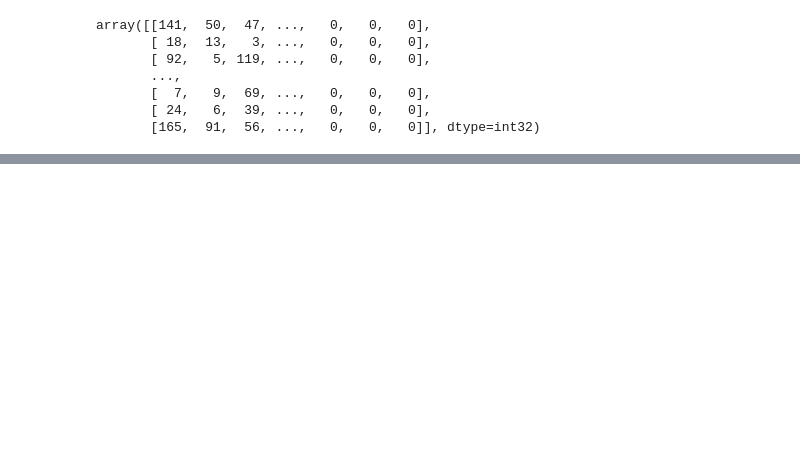
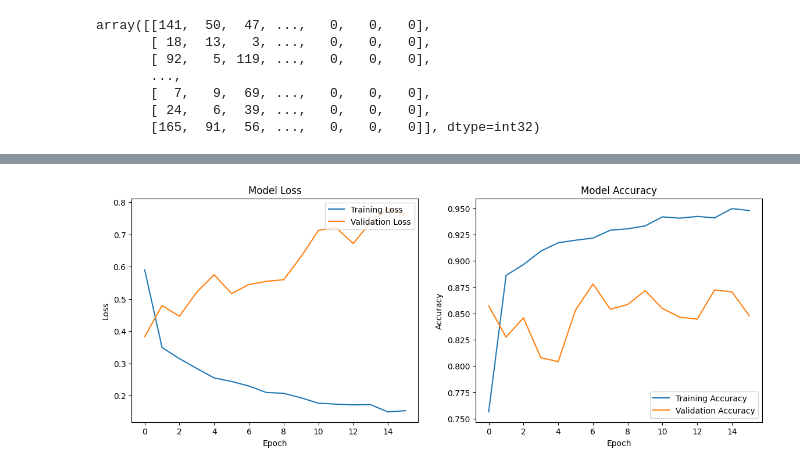
Before and after one commit to DVPhong/studentFeedback_sentimentAnalysis, a Jupyter notebook: studentFeedback_sentimentAnalysis.ipynb, the cells around one changed output, grey strips where cells are left out. Drawn from its saved outputs; the diff is of its cells as text; code cells hidden in the pictures; blank space fills up the shorter version.

```diff
--- a/studentFeedback_sentimentAnalysis.ipynb
+++ b/studentFeedback_sentimentAnalysis.ipynb
@@ -398,3 +400,8 @@ sentences = tokenizer.texts_to_sequences(resampled_data['sentence'])
 sentences = pad_sequences(sentences, maxlen=64, padding='post')
 
 labels = to_categorical(list(resampled_data['label']), num_classes=3)
+# %%
+val_sentences = tokenizer.texts_to_sequences(val_data['sentence'])
+val_sentences = pad_sequences(val_sentences, maxlen=64, padding='post')
+
+val_labels = to_categorical(list(val_data['label']), num_classes=3)
@@ -427,12 +428,13 @@ max_length = 64
 model4 = Sequential([
     Embedding(input_dim = vocab_size,output_dim = embedding_dim, input_length = max_length),
     GlobalAveragePooling1D(),
-    Dense(24, activation='relu'),
+    Dense(32, activation='relu'),
+    Dropout(0.4),
     Dense(3, activation='softmax')
 ])
 
-model4.compile(loss='categorical_crossentropy',
-              optimizer = 'adam',
+model4.compile(loss=CategoricalCrossentropy(),
+              optimizer = Adam(learning_rate=0.01),
               metrics = ['accuracy'],
               run_eagerly=True)
 # %%
@@ -473,3 +463,4 @@ tf.Tensor(
 # %%
-model4.fit(sentences, labels, epochs = 3,verbose=2)
+history = model4.fit(sentences, labels,validation_data=(val_sentences, val_labels),
+           epochs = 16,verbose=2)
 # %% [output]
@@ -482,0 +484,27 @@ Epoch 3/3
+# %%
+train_loss = history.history['loss']
+val_loss = history.history['val_loss']
+train_accuracy = history.history['accuracy']
+val_accuracy = history.history['val_accuracy']
+
+plt.figure(figsize=(14, 5))
+
+plt.subplot(1, 2, 1)
+plt.plot(history.epoch, train_loss, label='Training Loss')
+plt.plot(history.epoch, val_loss, label='Validation Loss')
+plt.title('Model Loss')
+plt.xlabel('Epoch')
+plt.ylabel('Loss')
+plt.legend(loc='upper right')
+
+plt.subplot(1, 2, 2)
+plt.plot(history.epoch, train_accuracy, label='Training Accuracy')
+plt.plot(history.epoch, val_accuracy, label='Validation Accuracy')
+plt.title('Model Accuracy')
+plt.xlabel('Epoch')
+plt.ylabel('Accuracy')
+plt.legend(loc='lower right')
+
+plt.show()
+# %% [output]
+[figure, added]
```
Also changed, not shown: parts of 12 cells of this notebook.
